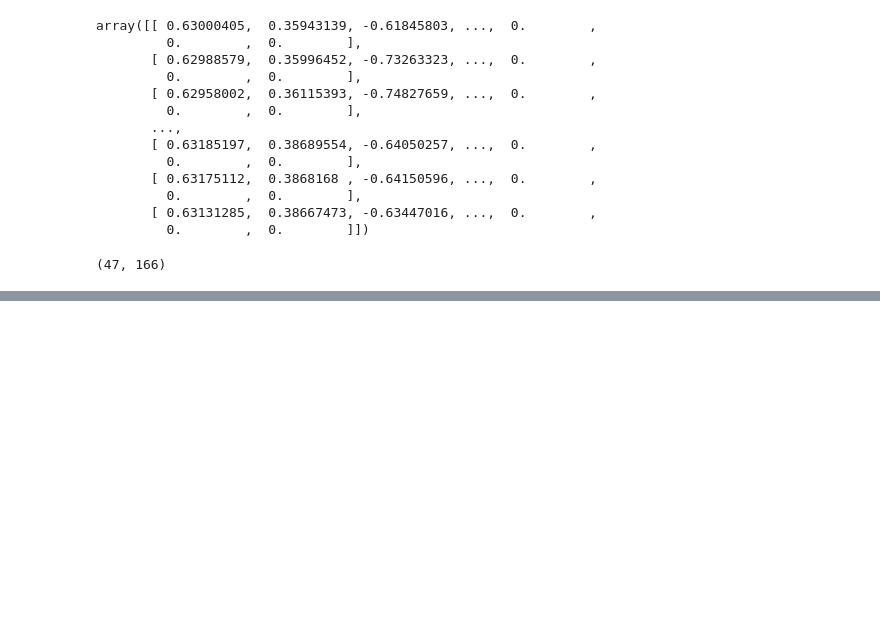
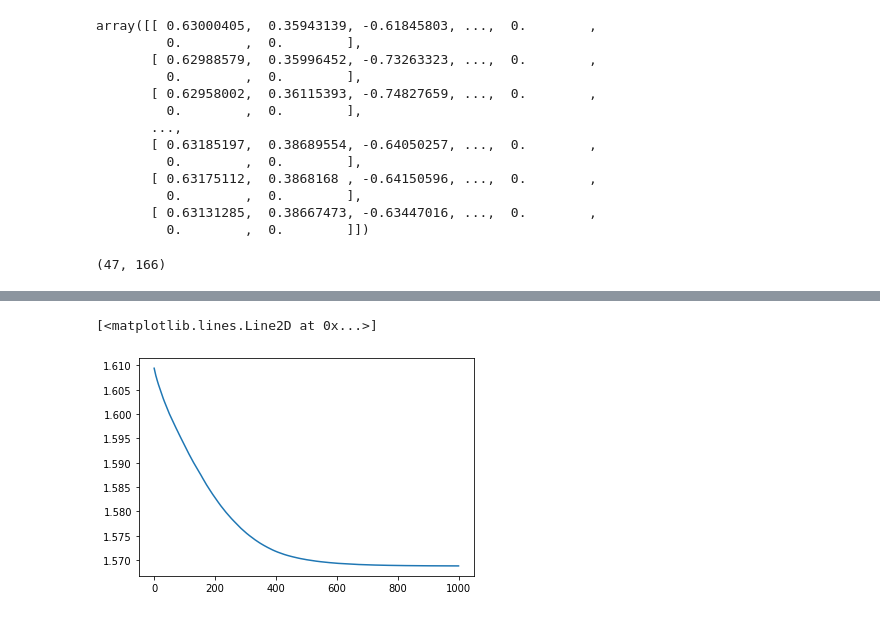
Before and after one commit to c-saade/hand_gesture_recognition, a Jupyter notebook: draft.ipynb, the cells around one changed output, grey strips where cells are left out. Saved outputs shown, nothing was run; the diff lists cells and outputs as text; code cells hidden in the pictures; blank space fills up the shorter version.

```diff
--- a/draft.ipynb
+++ b/draft.ipynb
@@ -288,0 +429,6 @@ loaded_all_landmarks.shape
+# %%
+model = Sequential()
+model.add(LSTM(16, return_sequences=True, activation='relu', input_shape=(100,166)))
+model.add(LSTM(16, return_sequences=False, activation='relu'))
+model.add(Dense(16, activation='relu'))
+model.add(Dense(len(np.unique(labels)), activation='softmax'))
@@ -288,0 +473,2 @@ loaded_all_landmarks.shape
+# %%
+history = model.fit(padded_features, mapped_labels, epochs=1000, validation_split=0.1)
@@ -288,0 +493,5 @@ loaded_all_landmarks.shape
+# %%
+plt.plot(history.history['loss'])
+# %% [output]
+[<matplotlib.lines.Line2D at 0x...>]
+[figure, added]
```
Also changed, not shown: parts of 23 cells of this notebook.
